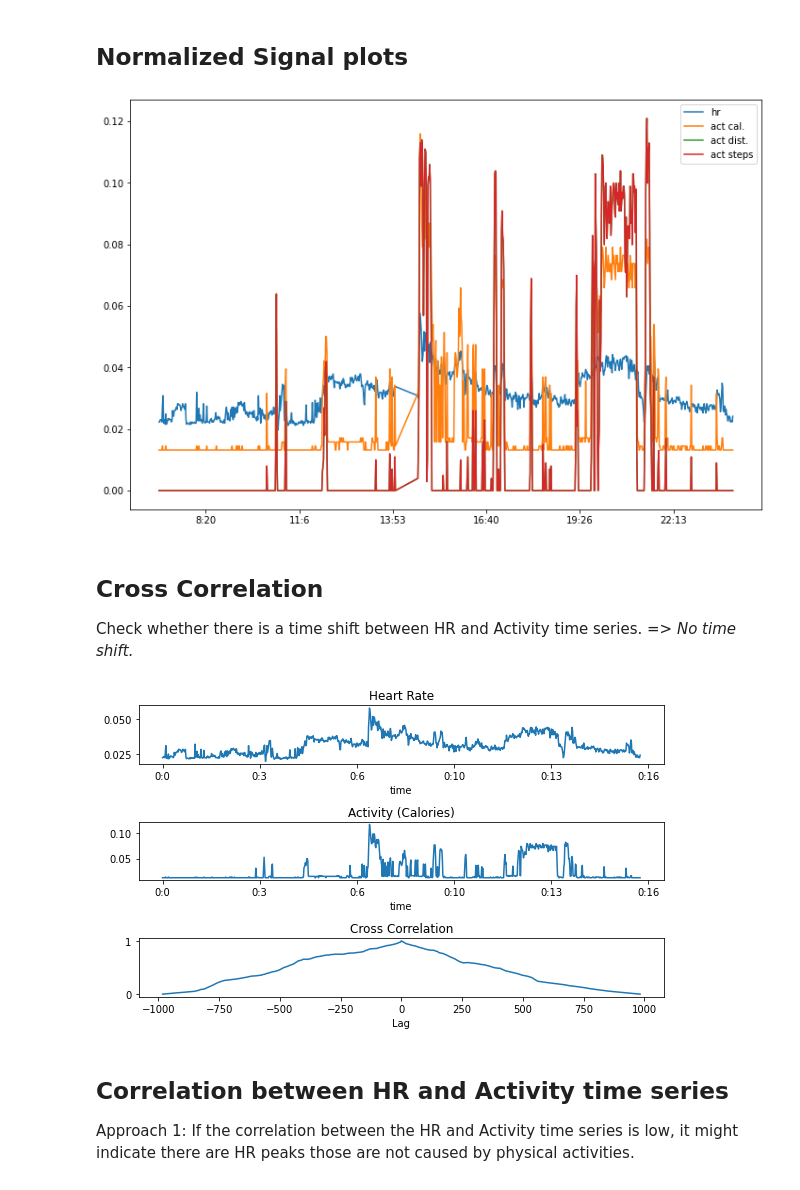
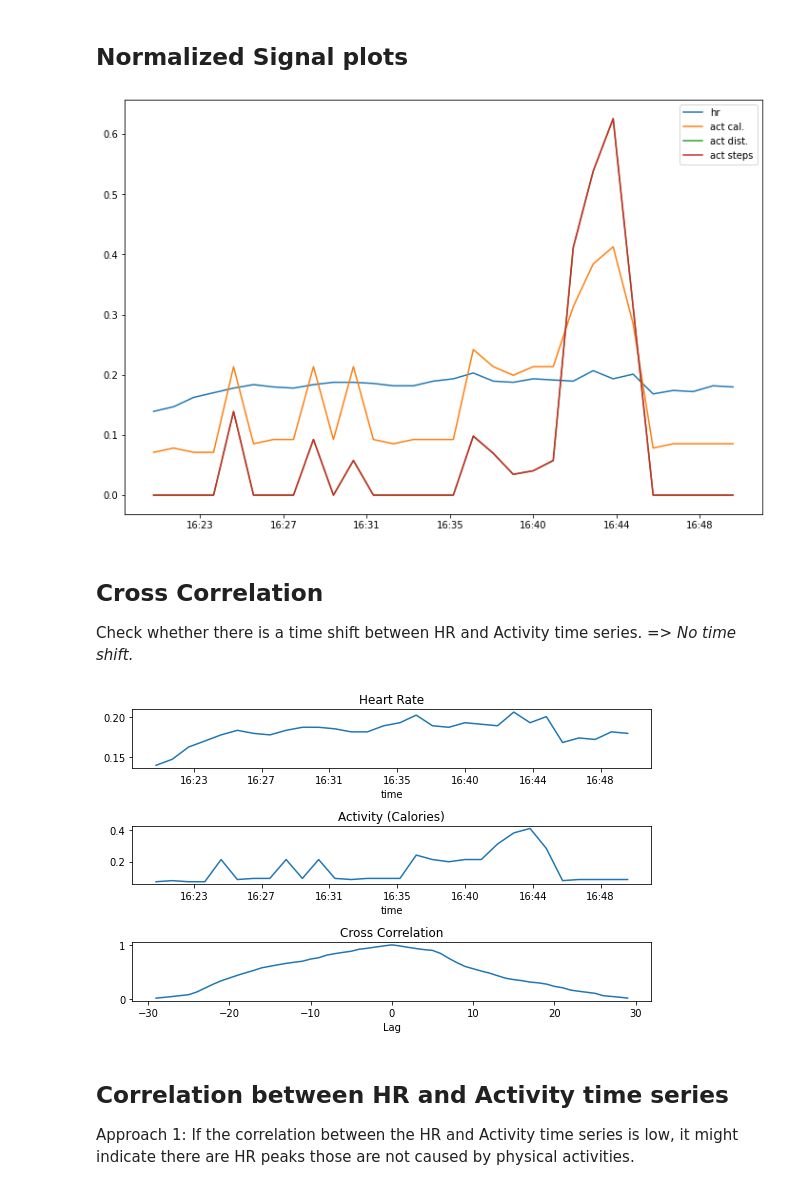
Before and after one commit to ooakind/SIGNAL, a Jupyter notebook: fitbit_data_stats.ipynb, the cells around one changed output. Cells and saved outputs as stored; diff of their text form; code cells hidden in the pictures.

```diff
--- a/fitbit_data_stats.ipynb
+++ b/fitbit_data_stats.ipynb
@@ -11,13 +11,15 @@ from emotion_tracker import EmotionTracker
 import matplotlib.pyplot as plt
 from matplotlib import ticker
 
+date = "2022-11-14"
 emo = EmotionTracker()
-emo.run("2022-11-14")
+emo.run(date)
 start_index = 400
+end_index = 8000
 
 
-time = [item["time"] for item in emo.hr_list[400:]]
-hr = [item["value"] for item in emo.hr_list[400:]]
+time = [item["time"] for item in emo.hr_list[start_index:end_index]]
+hr = [item["value"] for item in emo.hr_list[start_index:end_index]]
 act_calories_dict = dict([(item["time"], {"level": item["level"], "value": item["value"], "mets": item["mets"]}) for item in emo.act_calories_list])
 act_distance_dict = dict([(item["time"], 100*item["value"]) for item in emo.act_distance_list])
 act_steps_dict = dict([(item["time"], item["value"]) for item in emo.act_steps_list])
@@ -71,37 +73,37 @@ ax1.xaxis.set_major_formatter(timeformat)
 plt.legend()
 plt.show()
 # %% [output]
-[figure, old version]
+[figure, new version]
 # %% [markdown]
 ## Cross Correlation
 Check whether there is a time shift between HR and Activity time series. => *No time shift.*
 # %%
 from scipy import signal
 
 corr = signal.correlate(norm_hr, norm_act_calories_list, method='fft')
 corr /= np.max(corr)
 lags = signal.correlation_lags(len(norm_hr), len(norm_act_calories_list))
 
 
 fig2, (ax2_sig1, ax2_sig2, ax2_corr) = plt.subplots(3, 1, figsize=(8, 5))
-ax2_sig1.plot(norm_hr)
+ax2_sig1.plot(time_int, norm_hr)
 ax2_sig1.set_title("Heart Rate")
 ax2_sig1.set_xlabel("time")
 ax2_sig1.xaxis.set_major_formatter(timeformat)
 
-ax2_sig2.plot(norm_act_calories_list)
+ax2_sig2.plot(time_int, norm_act_calories_list)
 ax2_sig2.set_title("Activity (Calories)")
 ax2_sig2.set_xlabel("time")
 ax2_sig2.xaxis.set_major_formatter(timeformat)
 
 ax2_corr.plot(lags, corr)
 ax2_corr.set_title("Cross Correlation")
 ax2_corr.set_xlabel("Lag")
 
 fig2.tight_layout()
 plt.show()
 # %% [output]
-[figure, old version]
+[figure, new version]
 # %% [markdown]
 ## Correlation between HR and Activity time series
 Approach 1: If the correlation between the HR and Activity time series is low, it might indicate there are HR peaks those are not caused by physical activities.
```
Also changed, not shown: parts of 6 cells of this notebook.
